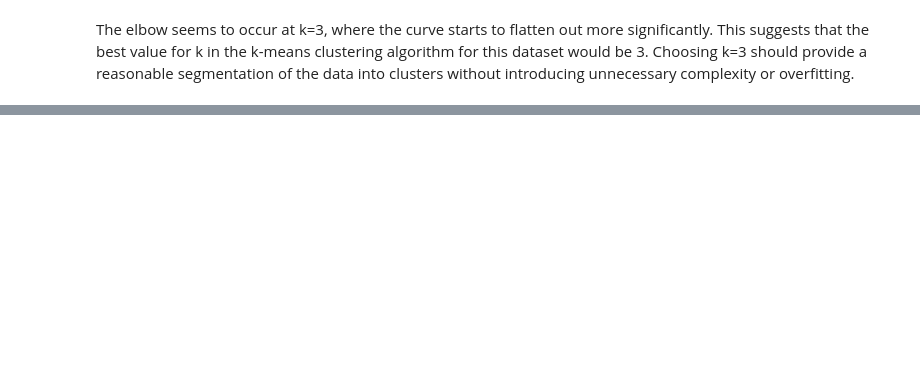
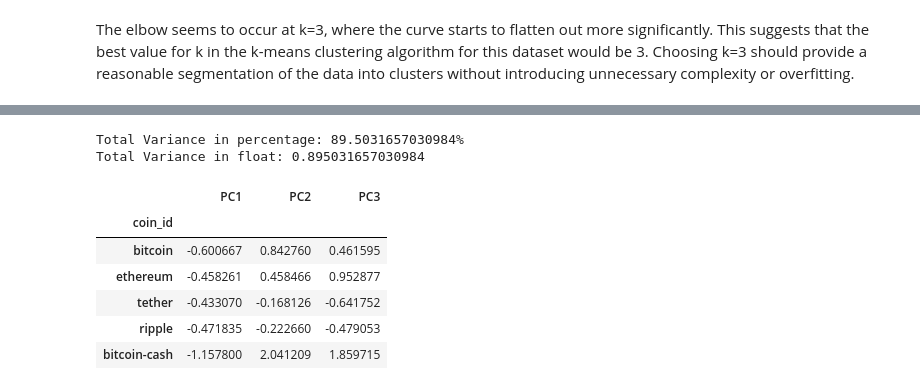
Before and after one commit to Xthe23/CryptoClustering, a Jupyter notebook: Crypto_Clustering.ipynb, the cells around one changed output, grey strips where cells are left out. Drawn from its saved outputs; the diff is of its cells as text; code cells hidden in the pictures; blank space fills up the shorter version.

```diff
--- a/Crypto_Clustering.ipynb
+++ b/Crypto_Clustering.ipynb
@@ -130,0 +133,6 @@ The elbow seems to occur at k=3, where the curve starts to flatten out more sign
+# %%
+# Initialize the K-Means model using the best value for k
+kmeans_model = KMeans(n_clusters=3)
+# %%
+# Fit the K-Means model using the scaled data
+kmeans_model.fit(df_market_data_scaled)
@@ -130,0 +187,12 @@ The elbow seems to occur at k=3, where the curve starts to flatten out more sign
+# %%
+# Create a PCA model instance and set `n_components=3`
+pca_model = PCA(n_components=3)
+# %%
+# Use the PCA model with `fit_transform` to reduce to three principal components
+pca_data = pca_model.fit_transform(df_market_data_scaled)
+
+# Convert the PCA data to a DataFrame
+df_pca = pd.DataFrame(pca_data, columns=['PC1', 'PC2', 'PC3'])
+
+# View the first five rows of the DataFrame
+df_pca.head()
@@ -130,0 +206,32 @@ The elbow seems to occur at k=3, where the curve starts to flatten out more sign
+# %%
+# Retrieve the explained variance to determine how much information
+explained_variance = pca_model.explained_variance_ratio_
+total_explained_variance = sum(explained_variance)
+
+total_explained_variance_percent = total_explained_variance * 100
+
+print(f'Total Variance in percentage: {total_explained_variance_percent}%')
+print(f'Total Variance in float: {total_explained_variance}')
+# %% [output]
+Total Variance in percentage: 89.5031657030984%
+Total Variance in float: 0.895031657030984
+# %%
+# Create a new DataFrame with the PCA data
+df_pca_data = pd.DataFrame(pca_data, columns=['PC1', 'PC2', 'PC3'])
+
+# Copy the crypto names from the original data
+df_pca_data['coin_id'] = df_market_data.index
+
+# Set the coinid column as index
+df_pca_data.set_index('coin_id', inplace=True)
+
+# Display sample data
+df_pca_data.head()
+# %% [output]
+|  | PC1 | PC2 | PC3 |
+| coin_id |  |  |  |
+| bitcoin | -0.600667 | 0.842760 | 0.461595 |
+| ethereum | -0.458261 | 0.458466 | 0.952877 |
+| tether | -0.433070 | -0.168126 | -0.641752 |
+| ripple | -0.471835 | -0.222660 | -0.479053 |
+| bitcoin-cash | -1.157800 | 2.041209 | 1.859715 |
```
Also changed, not shown: parts of 9 cells of this notebook, 1 other file.
